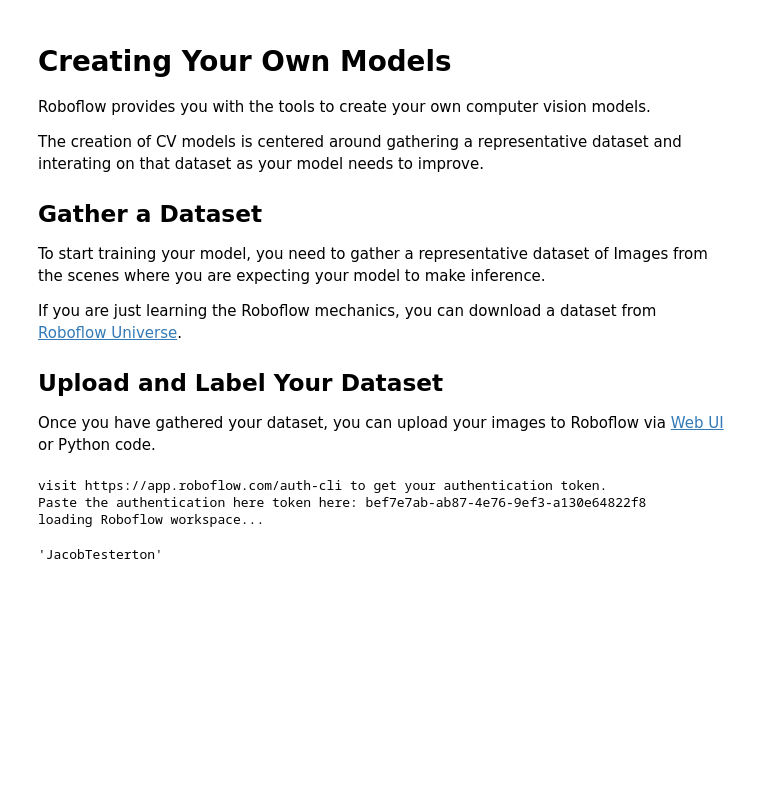
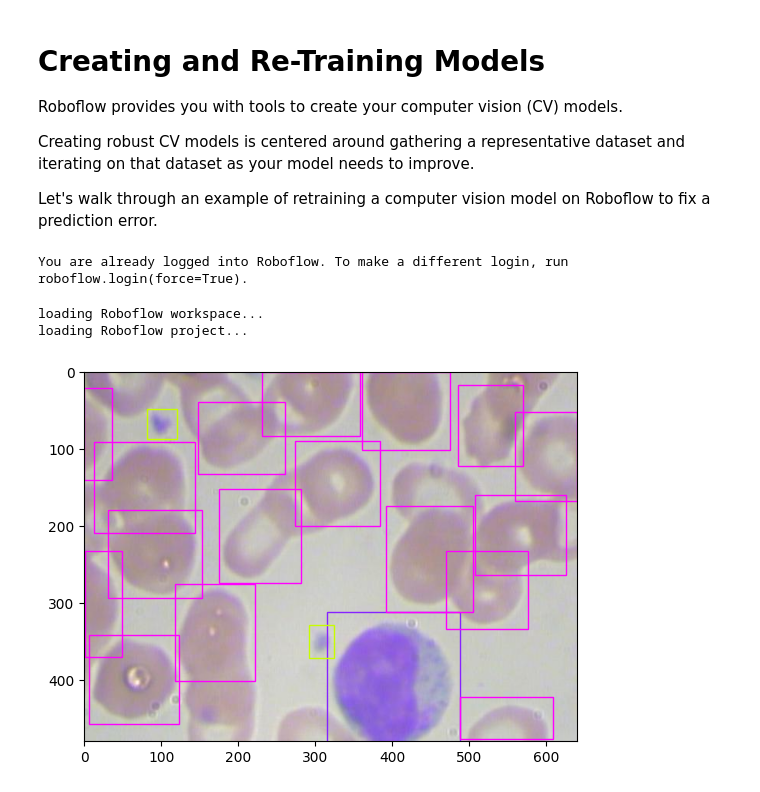
Before and after one commit to roboflow/quickstart-python, a Jupyter notebook: create-models.ipynb, the cells around one changed output. Cells and saved outputs as stored; diff of their text form; code cells hidden in the pictures; blank space fills up the shorter version.

```diff
--- a/create-models.ipynb
+++ b/create-models.ipynb
@@ -1,28 +1,27 @@
 # %% [markdown]
-# Creating Your Own Models
+# Creating and Re-Training Models
 
-Roboflow provides you with the tools to create your own computer vision models.
+Roboflow provides you with tools to create your computer vision (CV) models.
 
-The creation of CV models is centered around gathering a representative dataset and interating on that dataset as your model needs to improve.
+Creating robust CV models is centered around gathering a representative dataset and iterating on that dataset as your model needs to improve.
 
-
-## Gather a Dataset
-
-To start training your model, you need to gather a representative dataset of Images from the scenes where you are expecting your model to make inference.
-
-If you are just learning the Roboflow mechanics, you can download a dataset from [Roboflow Universe](universe.roboflow.com).
-
-## Upload and Label Your Dataset
-
-Once you have gathered your dataset, you can upload your images to Roboflow via [Web UI](app.roboflow.com) or Python code.
+Let's walk through an example of retraining a computer vision model on Roboflow to fix a prediction error.
 # %%
 import roboflow
-workspace = roboflow.login(force=True)
+roboflow.login()
 # %% [output]
-visit https://app.roboflow.com/auth-cli to get your authentication token.
-Paste the authentication here token here: bef7e7ab-ab87-4e76-9ef3-a130e64822f8
-loading Roboflow workspace...
+You are already logged into Roboflow. To make a different login, run roboflow.login(force=True).
 # %%
-workspace.name
+#this model has been trained to identify red blood cells, white blood cells, and platelets
+#however, all of the dataset images come from the same microscope view below
+
+img_url = "https://media.roboflow.com/quickstart/blood_cells1.jpeg?updatedAt=1678743538023"
+universe_url = "https://universe.roboflow.com/joshua-kenan-cinches/bccd-yolov5-ntmab/model/1"
+
+model = roboflow.load_model(model_url=universe_url)
+pred = model.predict(img_url, hosted=True, confidence=10)
+pred.plot()
 # %% [output]
-'JacobTesterton'
+loading Roboflow workspace...
+loading Roboflow project...
+[figure, added]
```
Also changed, not shown: parts of 17 cells of this notebook, 4 other files.
